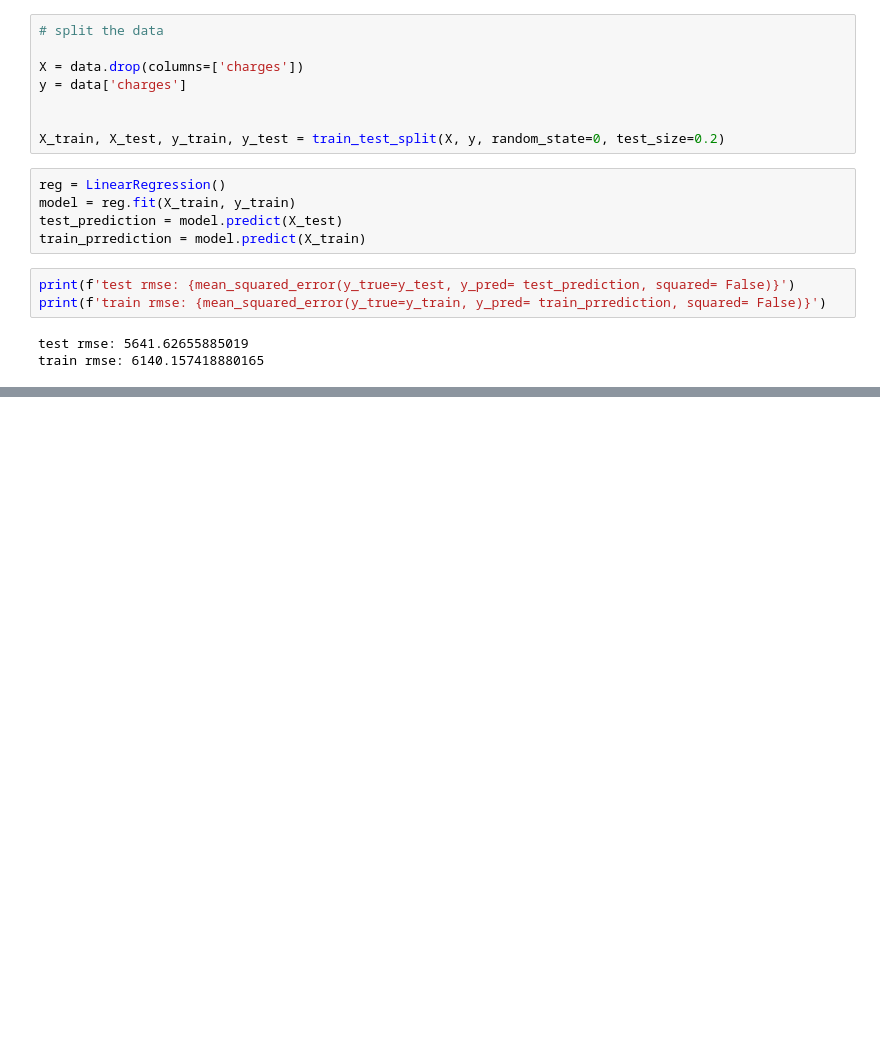
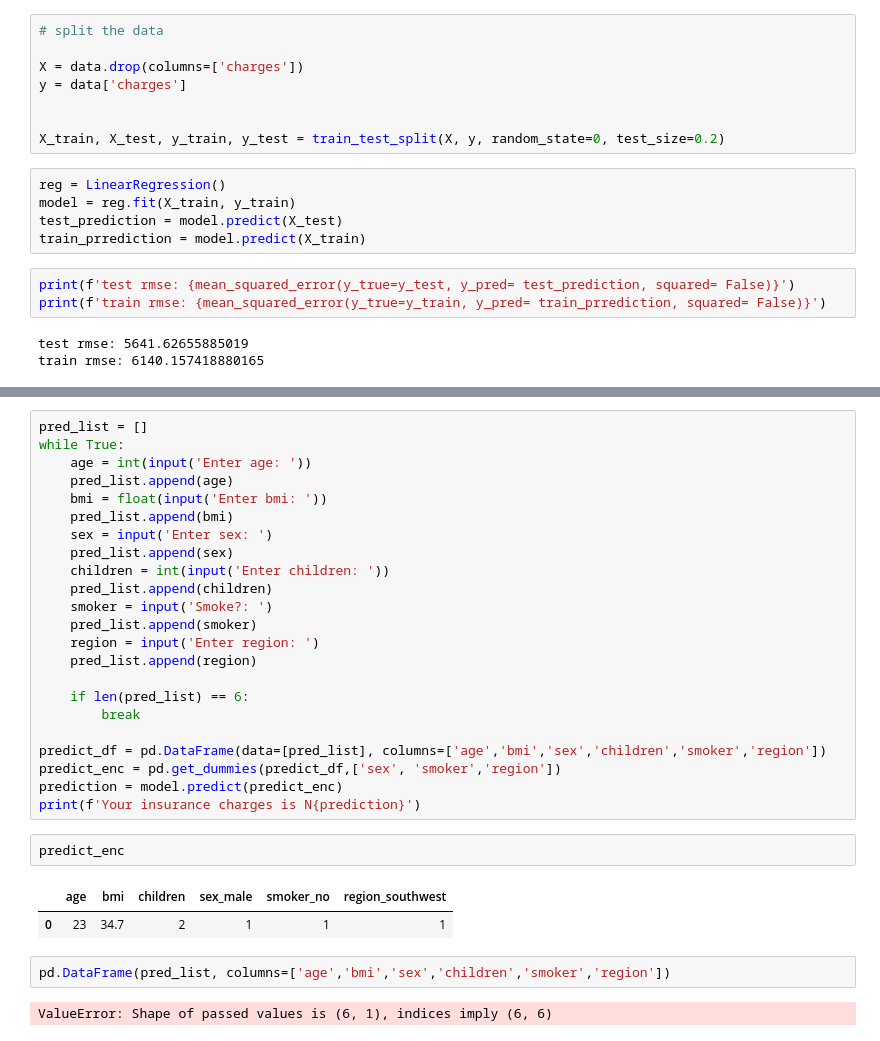
Before and after one commit to Muyiiwaa/ml-made-easy, a Jupyter notebook: regression2.ipynb, the cells around one changed output, grey strips where cells are left out. Cells and saved outputs as stored; diff of their text form; blank space fills up the shorter version.

```diff
--- a/regression2.ipynb
+++ b/regression2.ipynb
@@ -126,0 +179,32 @@ train rmse: 6140.157418880165
+# %%
+pred_list = []
+while True:
+    age = int(input('Enter age: '))
+    pred_list.append(age)
+    bmi = float(input('Enter bmi: '))
+    pred_list.append(bmi)
+    sex = input('Enter sex: ')
+    pred_list.append(sex)
+    children = int(input('Enter children: '))
+    pred_list.append(children)
+    smoker = input('Smoke?: ')
+    pred_list.append(smoker)
+    region = input('Enter region: ')
+    pred_list.append(region)
+
+    if len(pred_list) == 6:
+        break
+
+predict_df = pd.DataFrame(data=[pred_list], columns=['age','bmi','sex','children','smoker','region'])
+predict_enc = pd.get_dummies(predict_df,['sex', 'smoker','region'])
+prediction = model.predict(predict_enc)
+print(f'Your insurance charges is N{prediction}')
+# %%
+predict_enc
+# %% [output]
+|  | age | bmi | children | sex_male | smoker_no | region_southwest |
+| 0 | 23 | 34.7 | 2 | 1 | 1 | 1 |
+# %%
+pd.DataFrame(pred_list, columns=['age','bmi','sex','children','smoker','region'])
+# %% [output]
+ValueError: Shape of passed values is (6, 1), indices imply (6, 6)
```
Also changed, not shown: parts of 8 cells of this notebook.
